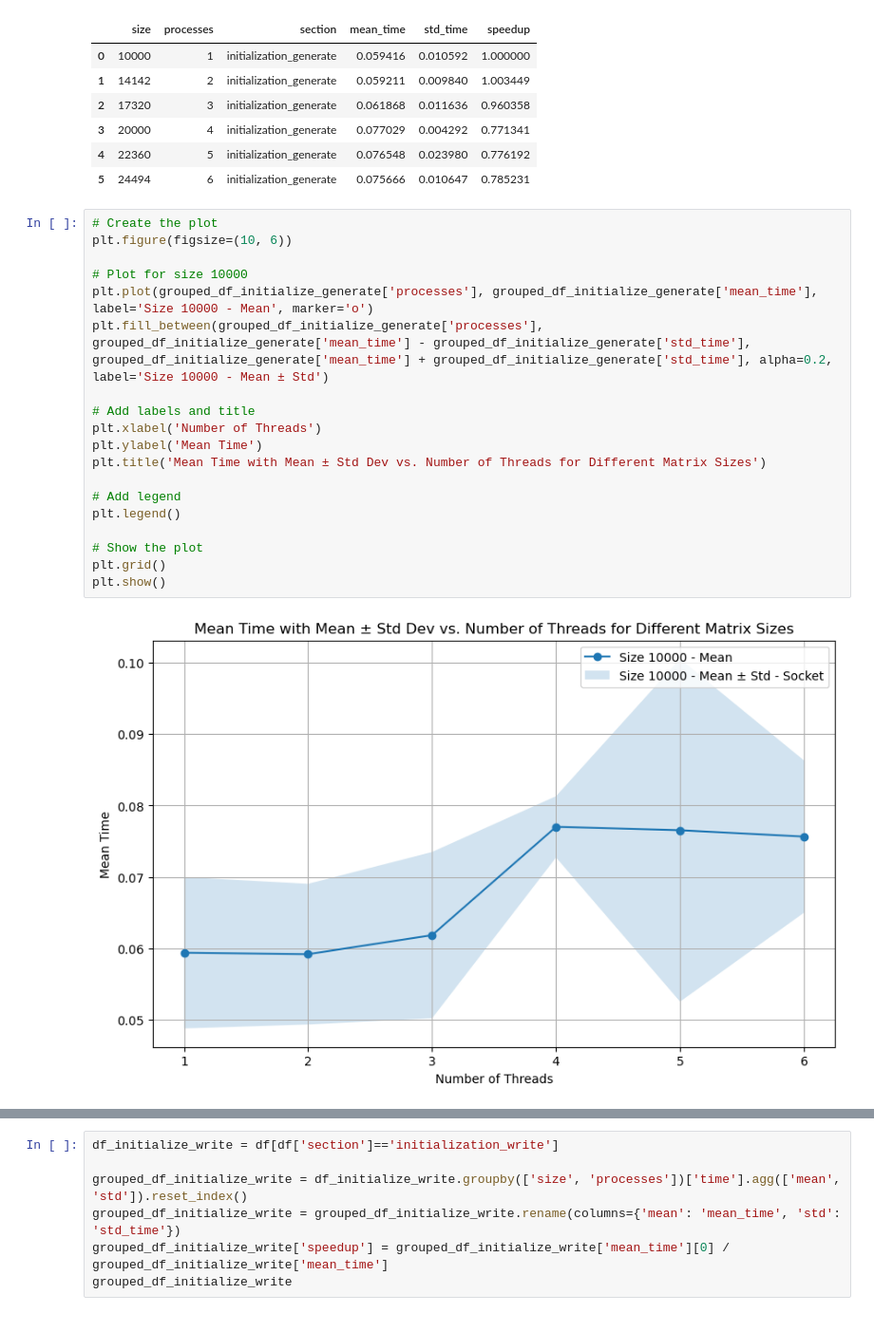
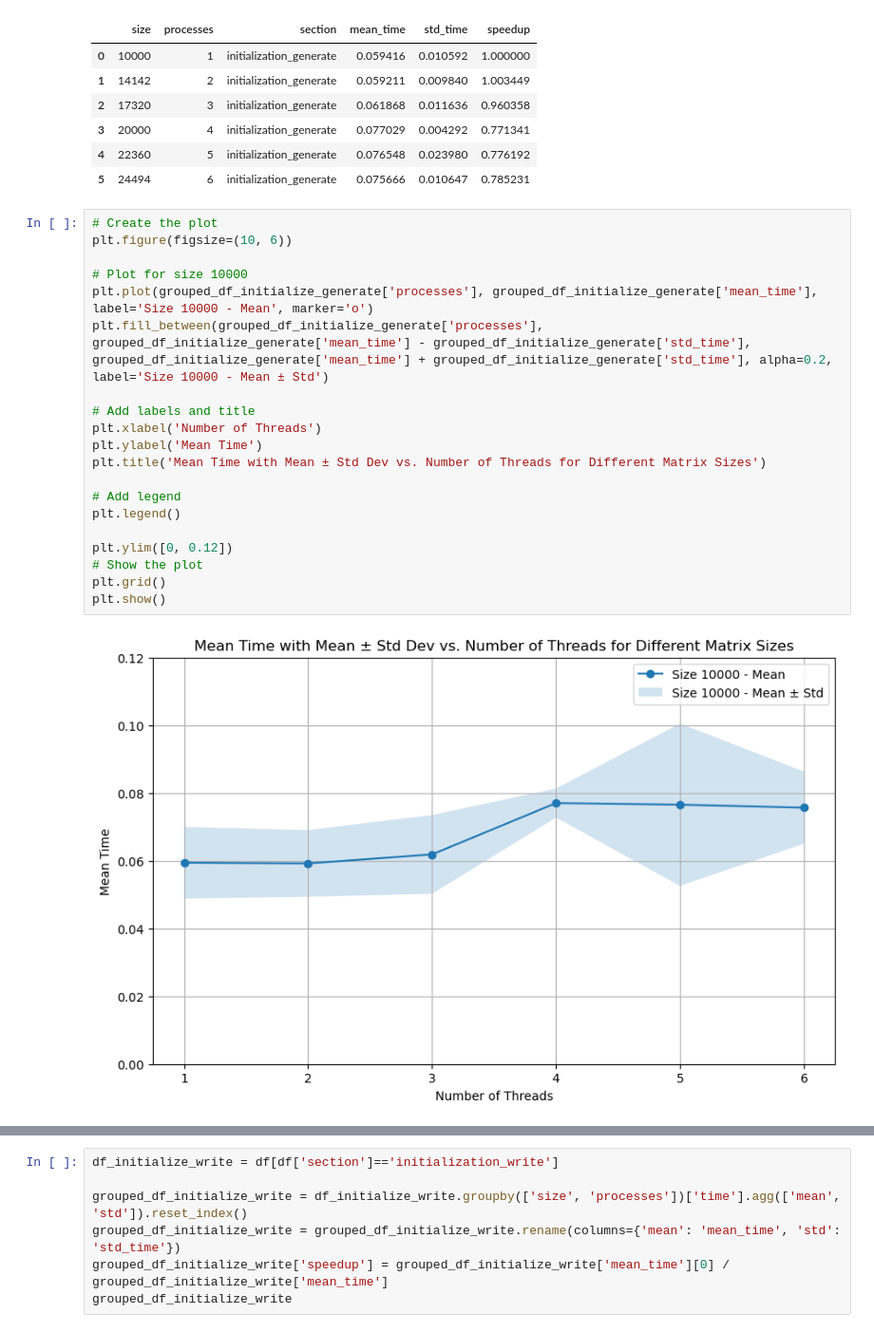
Before and after one commit to SDavenia/FHPC_Assignment, a Jupyter notebook: Exercise1/analysis1.ipynb, the cells around one changed output, grey strips where cells are left out. Shown at 95% size. Saved outputs shown, nothing was run; the diff lists cells and outputs as text.

```diff
--- a/Exercise1/analysis1.ipynb
+++ b/Exercise1/analysis1.ipynb
@@ -1159,24 +1159,25 @@ grouped_df_initialize_generate
 # %%
 # Create the plot
 plt.figure(figsize=(10, 6))
 
 # Plot for size 10000
 plt.plot(grouped_df_initialize_generate['processes'], grouped_df_initialize_generate['mean_time'], label='Size 10000 - Mean', marker='o')
 plt.fill_between(grouped_df_initialize_generate['processes'], grouped_df_initialize_generate['mean_time'] - grouped_df_initialize_generate['std_time'], grouped_df_initialize_generate['mean_time'] + grouped_df_initialize_generate['std_time'], alpha=0.2, label='Size 10000 - Mean ± Std')
 
 # Add labels and title
 plt.xlabel('Number of Threads')
 plt.ylabel('Mean Time')
 plt.title('Mean Time with Mean ± Std Dev vs. Number of Threads for Different Matrix Sizes')
 
 # Add legend
 plt.legend()
 
+plt.ylim([0, 0.12])
 # Show the plot
 plt.grid()
 plt.show()
 # %% [output]
-[figure, old version]
+[figure, new version]
 # %%
 plt.figure(figsize=(10, 6))
 
```
Also changed, not shown: parts of 10 cells of this notebook.
